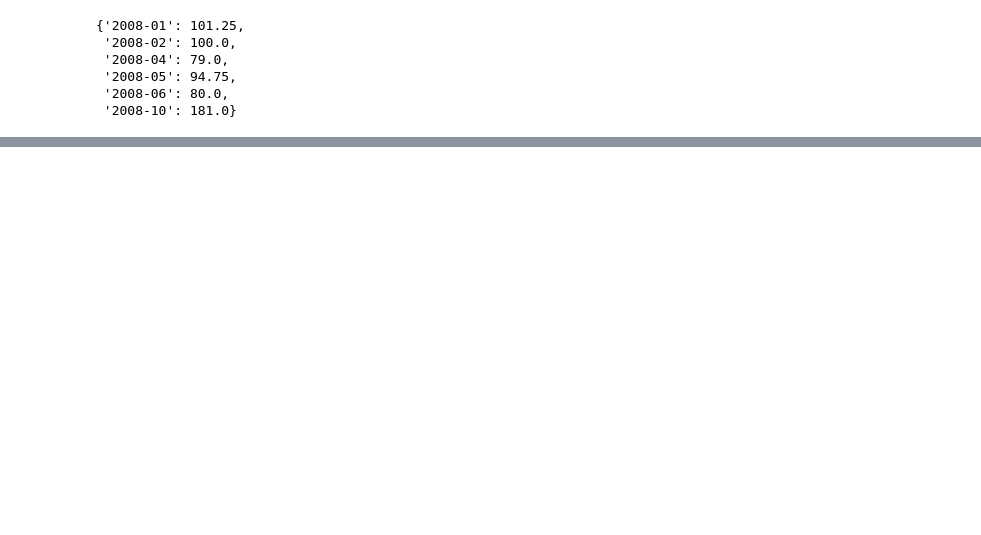
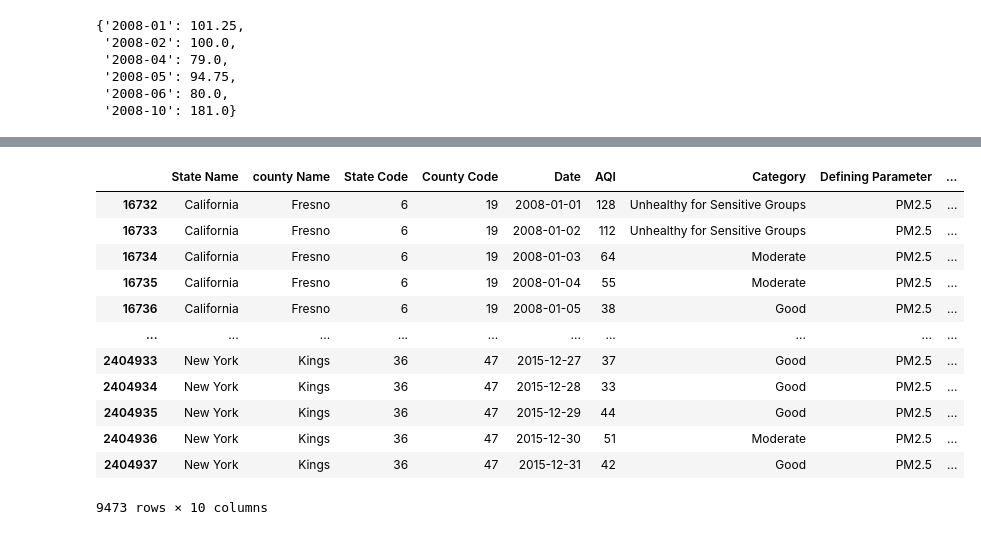
Before and after one commit to dillonallen92/CSUF-Project-Code, a Jupyter notebook: Project/code/notebooks/aug29_meeting_notebook.ipynb, the cells around one changed output, grey strips where cells are left out. Drawn from its saved outputs; the diff is of its cells as text; code cells hidden in the pictures; blank space fills up the shorter version.

```diff
--- a/Project/code/notebooks/aug29_meeting_notebook.ipynb
+++ b/Project/code/notebooks/aug29_meeting_notebook.ipynb
@@ -126,0 +149,21 @@ aqi_monthly_10["Kern"]
+# %%
+# --- 2) FILTER TO COUNTIES + POLLUTANTS OF INTEREST ---
+aqi_daily = aqi_daily[
+    aqi_daily[COL_COUNTY].isin(counties) & aqi_daily[COL_POLLUTANT].isin(pollutants)
+].copy()
+# %%
+aqi_daily
+# %% [output]
+|  | State Name | county Name | State Code | County Code | Date | AQI | Category | Defining Parameter | ... |
+| 16732 | California | Fresno | 6 | 19 | 2008-01-01 | 128 | Unhealthy for Sensitive Groups | PM2.5 | ... |
+| 16733 | California | Fresno | 6 | 19 | 2008-01-02 | 112 | Unhealthy for Sensitive Groups | PM2.5 | ... |
+| 16734 | California | Fresno | 6 | 19 | 2008-01-03 | 64 | Moderate | PM2.5 | ... |
+| 16735 | California | Fresno | 6 | 19 | 2008-01-04 | 55 | Moderate | PM2.5 | ... |
+| 16736 | California | Fresno | 6 | 19 | 2008-01-05 | 38 | Good | PM2.5 | ... |
+| ... | ... | ... | ... | ... | ... | ... | ... | ... | ... |
+| 2404933 | New York | Kings | 36 | 47 | 2015-12-27 | 37 | Good | PM2.5 | ... |
+| 2404934 | New York | Kings | 36 | 47 | 2015-12-28 | 33 | Good | PM2.5 | ... |
+| 2404935 | New York | Kings | 36 | 47 | 2015-12-29 | 44 | Good | PM2.5 | ... |
+| 2404936 | New York | Kings | 36 | 47 | 2015-12-30 | 51 | Moderate | PM2.5 | ... |
+| 2404937 | New York | Kings | 36 | 47 | 2015-12-31 | 42 | Good | PM2.5 | ... |
+9473 rows × 10 columns
```
Also changed, not shown: parts of 13 cells of this notebook, 1 other file.
